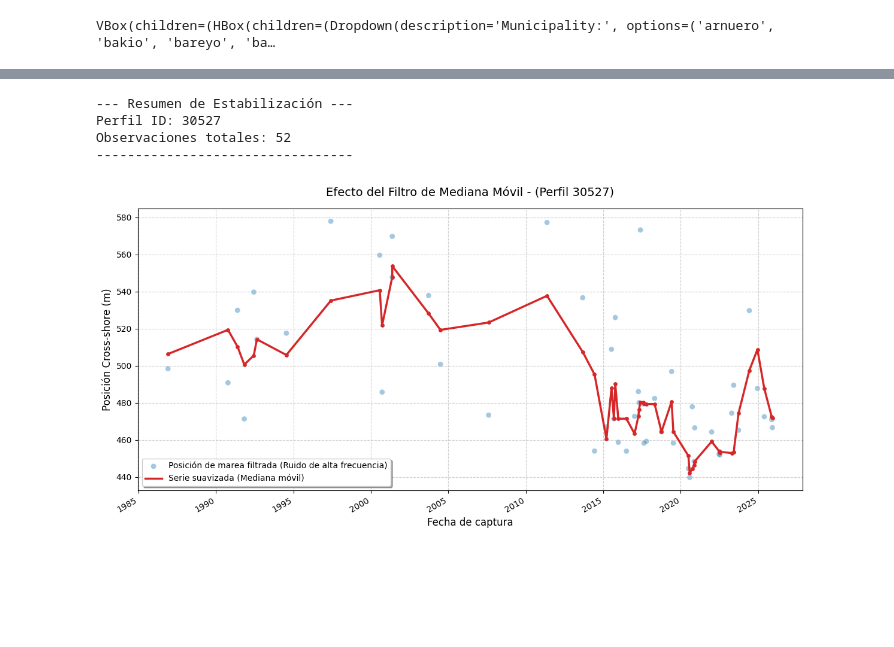
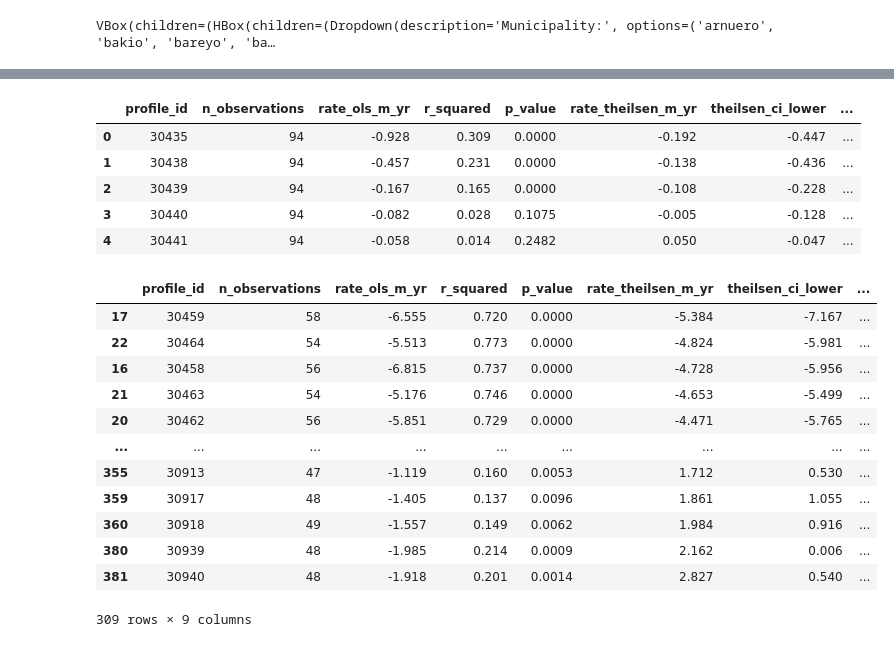
Before and after one commit to AlbertGallegoJimenez/macrotidal_coastal_rates, a Jupyter notebook: nb_test_tasas.ipynb, the cells around one changed output, grey strips where cells are left out. Cells and saved outputs as stored; diff of their text form; code cells hidden in the pictures; blank space fills up the shorter version.

```diff
--- a/nb_test_tasas.ipynb
+++ b/nb_test_tasas.ipynb
@@ -225,8 +225,8 @@ Datos retenidos:  58 líneas (7.5%)
 # %%
-from utils import ShorelineSmoother
+from utils import ShorelineEvolutionAnalyzer
 
-# Initialize the smoother with a N-day temporal window
-smoother = ShorelineSmoother(
+# Initialize the analyzer with a N-day temporal window
+analyzer = ShorelineEvolutionAnalyzer(
     window='360D',               # Time-based window
     min_periods=2,               # Needs at least 2 points in those N days to compute a median
     profile_col="profile_id",
@@ -234,5 +234,18 @@ smoother = ShorelineSmoother(
     pos_col="shoreline_position_m"
 )
 
-# Apply to the previously filtered dataset
-smoothed_data = smoother.fit_transform(filtered_data)
+# 1. Ejecutar el pipeline completo sobre tus datos previamente filtrados por marea
+smoothed_data = analyzer.fit_transform(filtered_data)
+
+# 2. Extraer la tabla final con las tasas de evolución (m/año) y estadísticos
+tasas_resultados = analyzer.rates_
+
+# Ver los primeros resultados
+display(tasas_resultados.head())
+# %% [output]
+|  | profile_id | n_observations | rate_ols_m_yr | r_squared | p_value | rate_theilsen_m_yr | theilsen_ci_lower | ... |
+| 0 | 30435 | 94 | -0.928 | 0.309 | 0.0000 | -0.192 | -0.447 | ... |
+| 1 | 30438 | 94 | -0.457 | 0.231 | 0.0000 | -0.138 | -0.436 | ... |
+| 2 | 30439 | 94 | -0.167 | 0.165 | 0.0000 | -0.108 | -0.228 | ... |
+| 3 | 30440 | 94 | -0.082 | 0.028 | 0.1075 | -0.005 | -0.128 | ... |
+| 4 | 30441 | 94 | -0.058 | 0.014 | 0.2482 | 0.050 | -0.047 | ... |
@@ -307,11 +252,16 @@ def visualizar_resultado_suavizado(df_suavizado, profile_id, date_col="datetime"
-# %%
-visualizar_resultado_suavizado(
-    df_suavizado=smoothed_data,
-    profile_id=30527,
-)
-# %% [output]
---- Resumen de Estabilización ---
-Perfil ID: 30527
-Observaciones totales: 52
----------------------------------
-[figure, removed]
+# %%
+tasas_resultados[tasas_resultados['is_significant'] == True].sort_values('rate_theilsen_m_yr', ascending=True)
+# %% [output]
+|  | profile_id | n_observations | rate_ols_m_yr | r_squared | p_value | rate_theilsen_m_yr | theilsen_ci_lower | ... |
+| 17 | 30459 | 58 | -6.555 | 0.720 | 0.0000 | -5.384 | -7.167 | ... |
+| 22 | 30464 | 54 | -5.513 | 0.773 | 0.0000 | -4.824 | -5.981 | ... |
+| 16 | 30458 | 56 | -6.815 | 0.737 | 0.0000 | -4.728 | -5.956 | ... |
+| 21 | 30463 | 54 | -5.176 | 0.746 | 0.0000 | -4.653 | -5.499 | ... |
+| 20 | 30462 | 56 | -5.851 | 0.729 | 0.0000 | -4.471 | -5.765 | ... |
+| ... | ... | ... | ... | ... | ... | ... | ... | ... |
+| 355 | 30913 | 47 | -1.119 | 0.160 | 0.0053 | 1.712 | 0.530 | ... |
+| 359 | 30917 | 48 | -1.405 | 0.137 | 0.0096 | 1.861 | 1.055 | ... |
+| 360 | 30918 | 49 | -1.557 | 0.149 | 0.0062 | 1.984 | 0.916 | ... |
+| 380 | 30939 | 48 | -1.985 | 0.214 | 0.0009 | 2.162 | 0.006 | ... |
+| 381 | 30940 | 48 | -1.918 | 0.201 | 0.0014 | 2.827 | 0.540 | ... |
+309 rows × 9 columns
```
Also changed, not shown: parts of 6 cells of this notebook.
